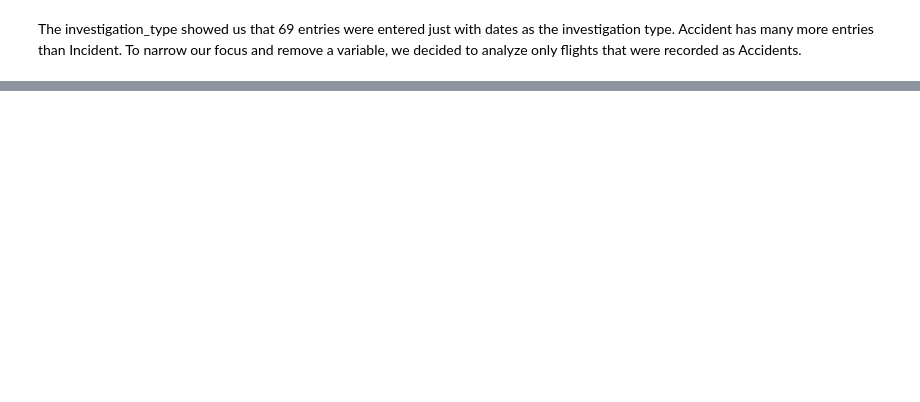
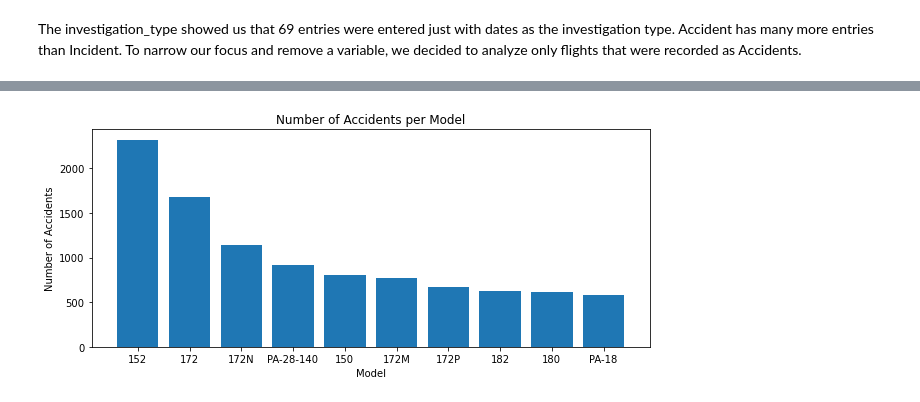
Before and after one commit to pmjustafort/DSC-Phase1-Project-BEP, a Jupyter notebook: daly_project_1-Copy.ipynb, the cells around one changed output, grey strips where cells are left out. Saved outputs shown, nothing was run; the diff lists cells and outputs as text; code cells hidden in the pictures; blank space fills up the shorter version.

```diff
--- a/daly_project_1-Copy.ipynb
+++ b/daly_project_1-Copy.ipynb
@@ -556,0 +475,12 @@ Name: make, Length: 7458, dtype: int64
+# %%
+#Graph accidents vs 10 most common models of plane
+fig, ax = plt.subplots(figsize=(10,4))
+
+x = accident_df['model'].value_counts().nlargest(10).index
+y = accident_df['model'].value_counts().nlargest(10).values
+
+ax.set(xlabel="Model", ylabel="Number of Accidents",title='Number of Accidents per Model')
+
+ax.bar(x,y);
+# %% [output]
+[figure, added]
```
Also changed, not shown: parts of 83 cells of this notebook, 1 other file.
